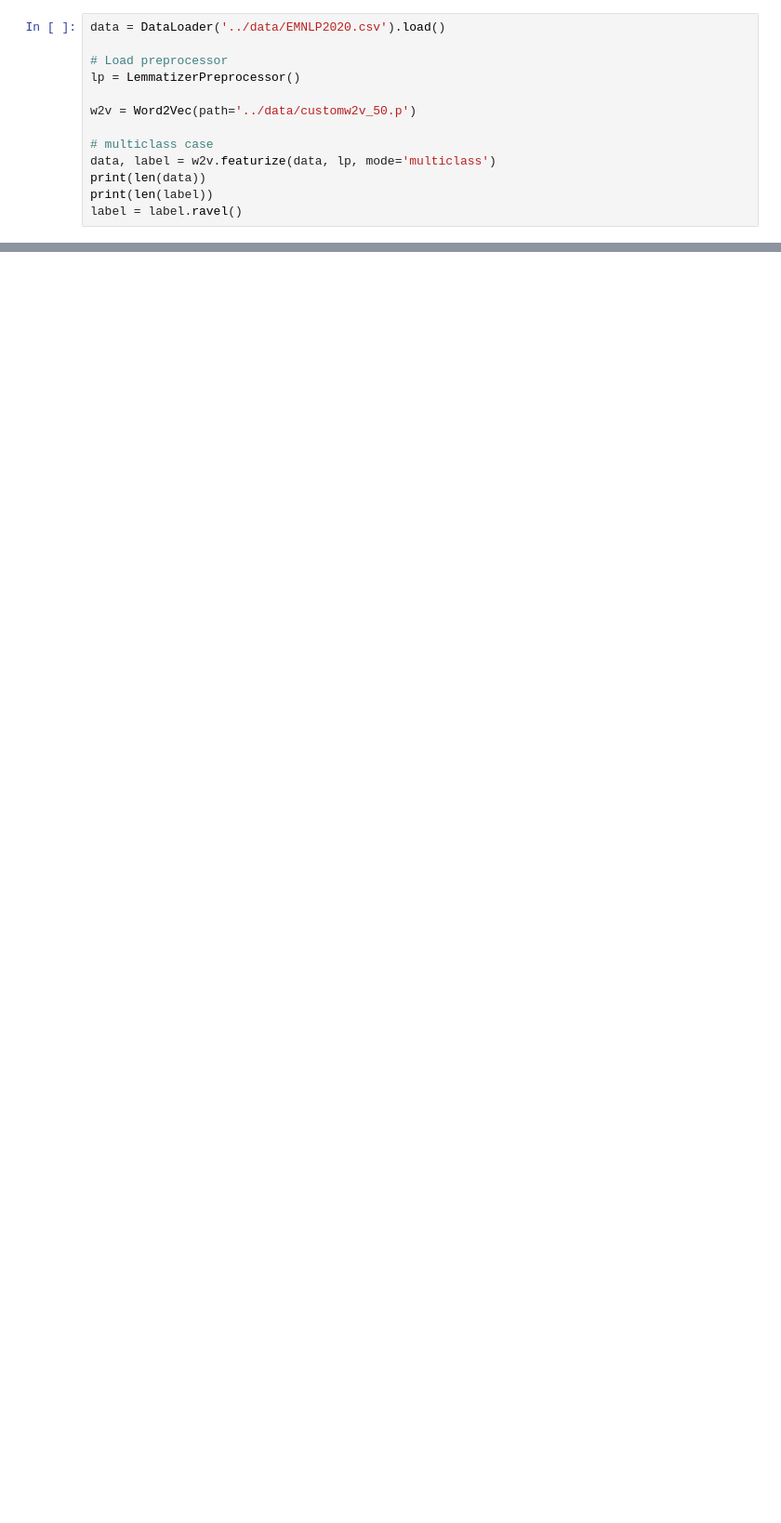
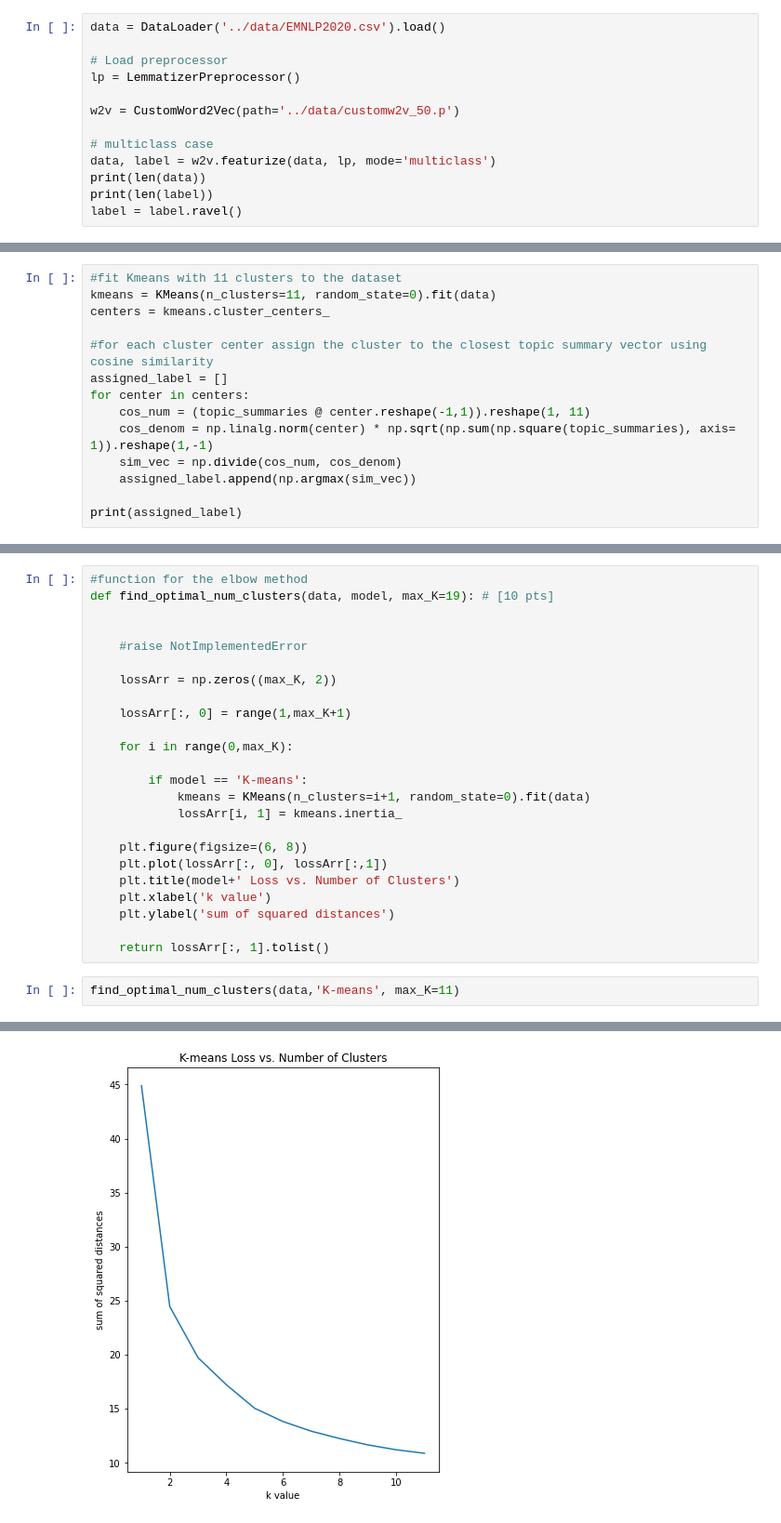
Before and after one commit to cs7641-team4/cs7641project, a Jupyter notebook: src/unsupervised.ipynb, the cells around one changed output, grey strips where cells are left out. Shown: that part at 93% size. Drawn from its saved outputs; the diff is of its cells as text; blank space fills up the shorter version.

Commit message:
updated unsupervised models

```diff
--- a/src/unsupervised.ipynb
+++ b/src/unsupervised.ipynb
@@ -26,7 +20,7 @@ data = DataLoader('../data/EMNLP2020.csv').load()
 # Load preprocessor
 lp = LemmatizerPreprocessor()
 
-w2v = Word2Vec(path='../data/customw2v_50.p')
+w2v = CustomWord2Vec(path='../data/customw2v_50.p')
 
 # multiclass case
 data, label = w2v.featurize(data, lp, mode='multiclass')
@@ -37,0 +66,14 @@ UnicodeDecodeError: 'utf-8' codec can't decode byte 0x80 in position 0: invalid
+# %%
+#fit Kmeans with 11 clusters to the dataset
+kmeans = KMeans(n_clusters=11, random_state=0).fit(data)
+centers = kmeans.cluster_centers_
+
+#for each cluster center assign the cluster to the closest topic summary vector using cosine similarity
+assigned_label = []
+for center in centers:
+    cos_num = (topic_summaries @ center.reshape(-1,1)).reshape(1, 11)
+    cos_denom = np.linalg.norm(center) * np.sqrt(np.sum(np.square(topic_summaries), axis= 1)).reshape(1,-1)
+    sim_vec = np.divide(cos_num, cos_denom)
+    assigned_label.append(np.argmax(sim_vec))
+
+print(assigned_label)
@@ -37,0 +84,27 @@ UnicodeDecodeError: 'utf-8' codec can't decode byte 0x80 in position 0: invalid
+# %%
+#function for the elbow method
+def find_optimal_num_clusters(data, model, max_K=19): # [10 pts]
+
+
+    #raise NotImplementedError
+
+    lossArr = np.zeros((max_K, 2))
+
+    lossArr[:, 0] = range(1,max_K+1)
+
+    for i in range(0,max_K):
+
+        if model == 'K-means':
+            kmeans = KMeans(n_clusters=i+1, random_state=0).fit(data)
+            lossArr[i, 1] = kmeans.inertia_
+
+    plt.figure(figsize=(6, 8))
+    plt.plot(lossArr[:, 0], lossArr[:,1])
+    plt.title(model+' Loss vs. Number of Clusters')
+    plt.xlabel('k value')
+    plt.ylabel('sum of squared distances')
+
+    return lossArr[:, 1].tolist()
+# %%
+find_optimal_num_clusters(data,'K-means', max_K=11)
+# %% [output]
@@ -38 +122,2 @@ UnicodeDecodeError: 'utf-8' codec can't decode byte 0x80 in position 0: invalid
+[figure, added]
 # %%
```
Also changed, not shown: parts of 17 cells of this notebook.
